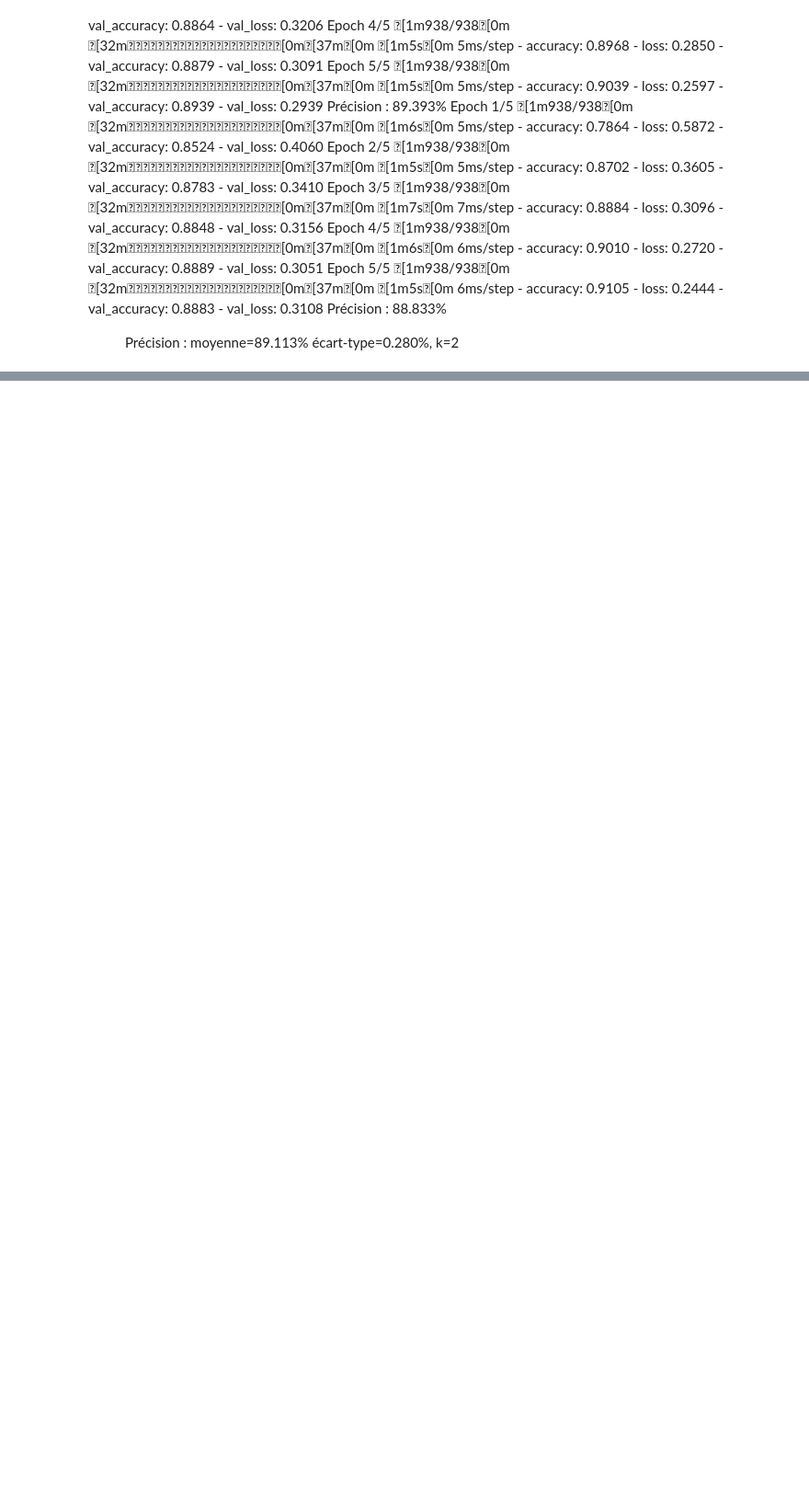
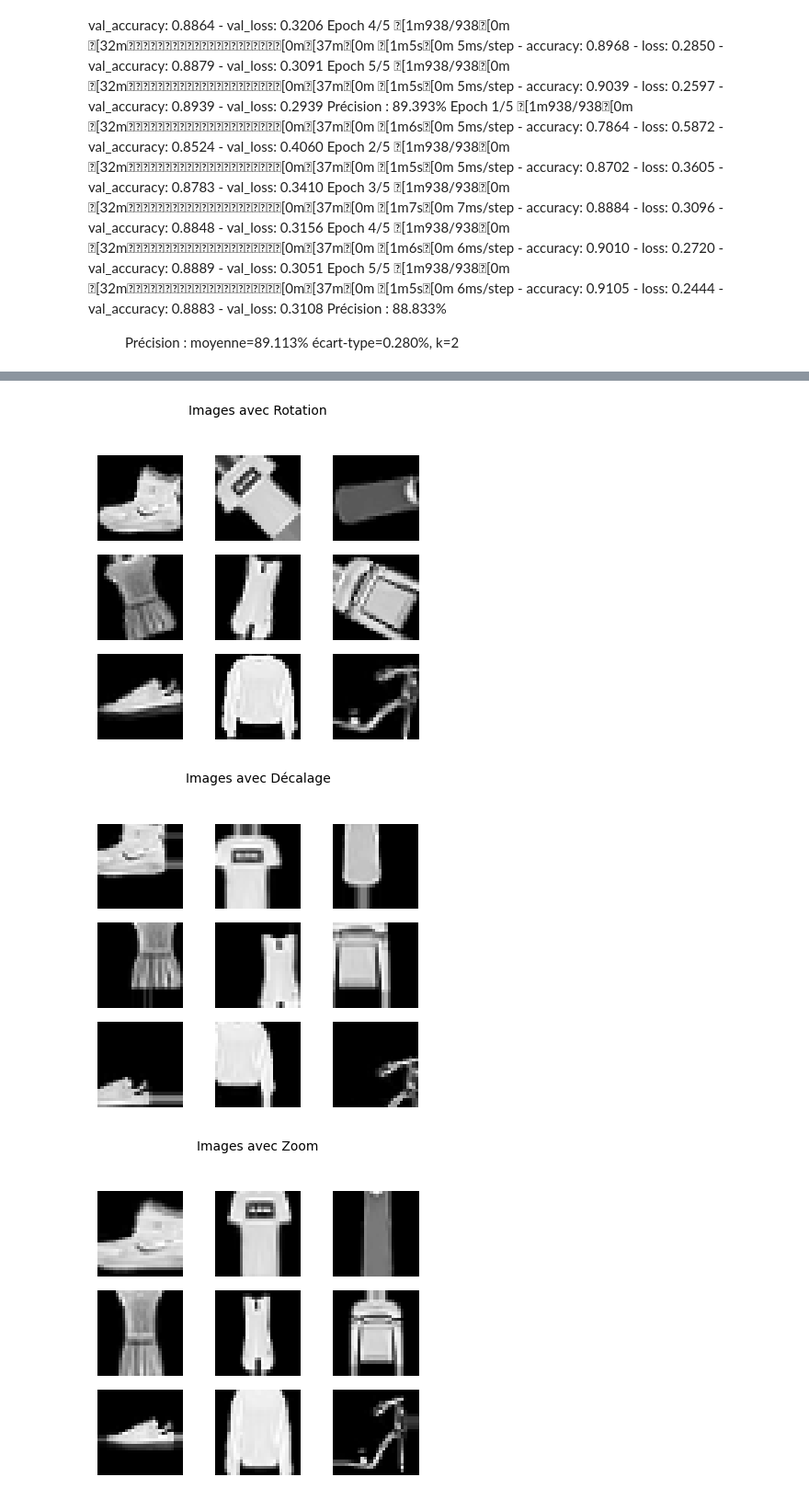
Before and after one commit to 3nd3rh3o/deeplearning-TER, a Jupyter notebook: TER/phaseI/C1-LV.ipynb, the cells around one changed output, grey strips where cells are left out. Shown at 92% size. Cells and saved outputs as stored; diff of their text form; code cells hidden in the pictures; blank space fills up the shorter version.

```diff
--- a/TER/phaseI/C1-LV.ipynb
+++ b/TER/phaseI/C1-LV.ipynb
@@ -544,0 +727,58 @@ Précision : moyenne=89.113% écart-type=0.280%, k=2
+# %%
+def plot_augmented_images(X_train, y_train, augmentation_params,
+                          title, batch_size=9):
+    """
+    Fonction pour afficher des images augmentées avec les paramètres spécifiés.
+
+    Paramètres :
+    - X_train (array) : Ensemble d'images d'entraînement.
+    - y_train (array) : Étiquettes des images d'entraînement.
+    - augmentation_params (dict) : Paramètres d'augmentation .
+    - title (str) : Titre du subplot pour la série d'images.
+    - batch_size (int) : Taille du batch à afficher.
+    """
+
+    # ImageDataGenerator avec les paramètres fournis
+    datagen = ImageDataGenerator(**augmentation_params)
+
+    # Récupération d'un batch d'images augmentées
+    for X_batch, y_batch in datagen.flow(X_train, y_train,
+                                         batch_size=batch_size, shuffle=False):
+        fig, ax = plt.subplots(3, 3, sharex=True, sharey=True, figsize=(4, 4))
+        fig.suptitle(title, fontsize=10)
+
+        for i in range(3):
+            for j in range(3):
+                ax[i][j].imshow(X_batch[i * 3 + j].reshape(28, 28),
+                                cmap=plt.get_cmap("gray"))
+                ax[i][j].axis('off')
+
+        plt.tight_layout(rect=[0, 0.03, 1, 0.95])
+        plt.show()
+        break
+
+
+# Rotation
+plot_augmented_images(X_train, y_train, {'rotation_range': 80},
+                      title='Images avec Rotation')
+
+# Décalage
+shift = 0.4
+plot_augmented_images(X_train,
+                      y_train,
+                      {'width_shift_range': shift, 'height_shift_range': shift},
+                      title='Images avec Décalage')
+
+# Zoom
+zoom_range = 0.4
+plot_augmented_images(X_train, y_train, {'zoom_range': zoom_range},
+                      title='Images avec Zoom')
+
+# Zoom inverse et retournement vertical
+plot_augmented_images(X_train,
+                      y_train, {'zoom_range': 0.4, 'vertical_flip': True},
+                      title='Images avec Zoom Inverse et Retournement Vertical')
+# %% [output]
+[figure, added]
+[figure, added]
+[figure, added]
```
Also changed, not shown: parts of 50 cells of this notebook.
